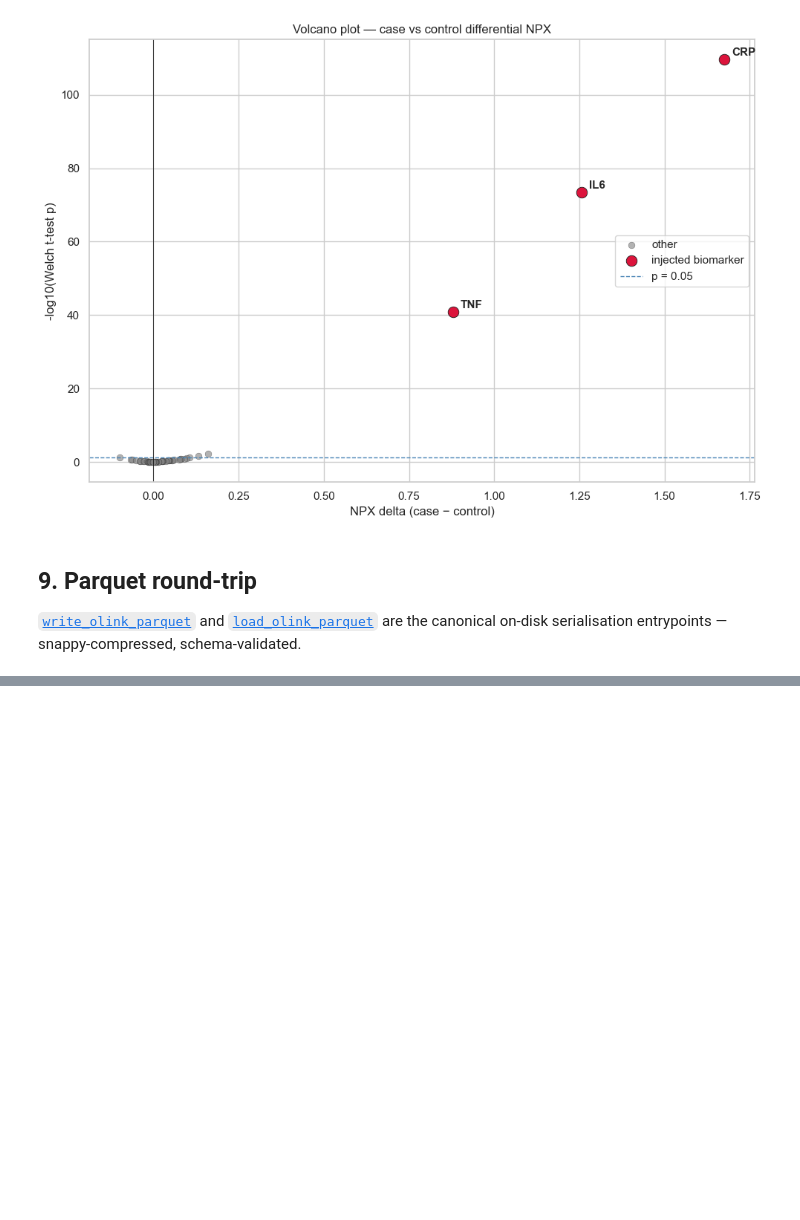
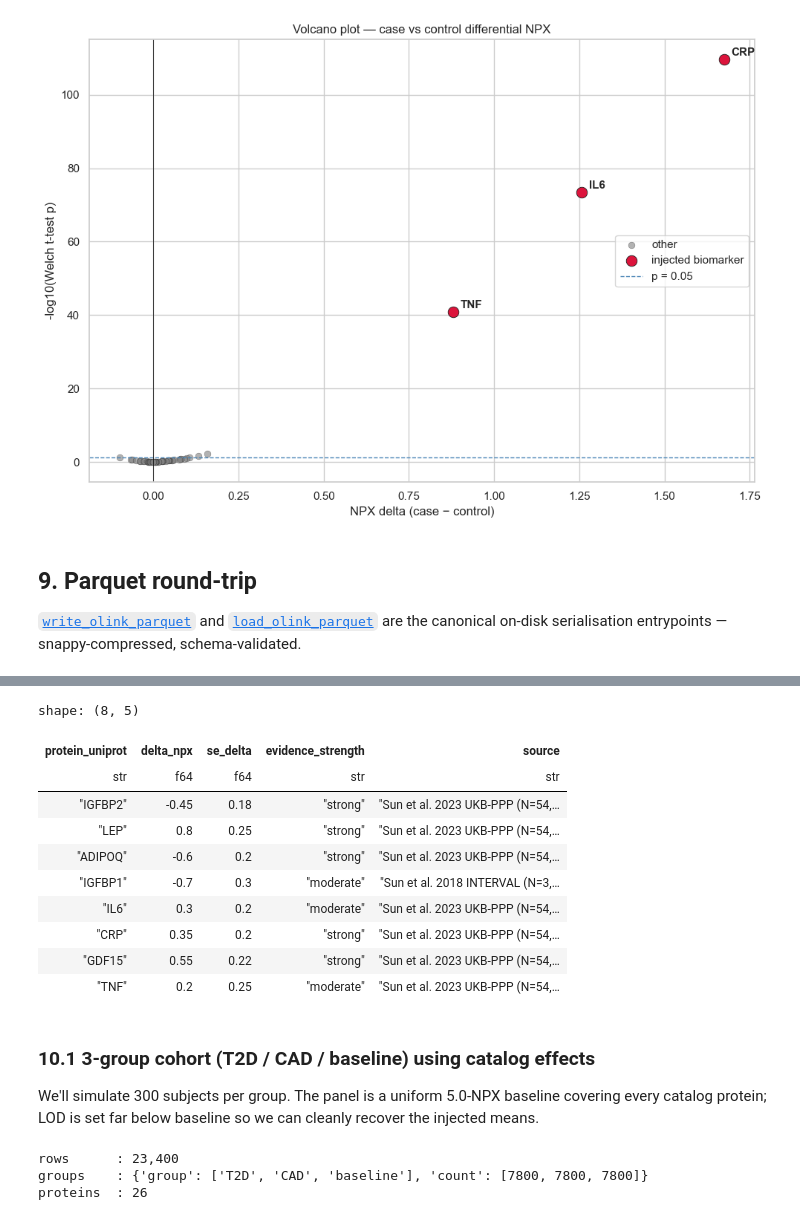
Before and after one commit to bschilder/synthlab, a Jupyter notebook: notebooks/olink_demo.ipynb, the cells around one changed output, grey strips where cells are left out. Cells and saved outputs as stored; diff of their text form; code cells hidden in the pictures; blank space fills up the shorter version.

```diff
--- a/notebooks/olink_demo.ipynb
+++ b/notebooks/olink_demo.ipynb
@@ -461,0 +507,58 @@ rows : 23,737
+# %%
+# Peek at the raw catalog rows for T2D.
+catalog.effects.filter(pl.col("disease") == "T2D").select(
+    ["protein_uniprot", "delta_npx", "se_delta", "evidence_strength", "source"]
+)
+# %% [output]
+shape: (8, 5)
+| protein_uniprot | delta_npx | se_delta | evidence_strength | source |
+| str | f64 | f64 | str | str |
+| "IGFBP2" | -0.45 | 0.18 | "strong" | "Sun et al. 2023 UKB-PPP (N=54,… |
+| "LEP" | 0.8 | 0.25 | "strong" | "Sun et al. 2023 UKB-PPP (N=54,… |
+| "ADIPOQ" | -0.6 | 0.2 | "strong" | "Sun et al. 2023 UKB-PPP (N=54,… |
+| "IGFBP1" | -0.7 | 0.3 | "moderate" | "Sun et al. 2018 INTERVAL (N=3,… |
+| "IL6" | 0.3 | 0.2 | "moderate" | "Sun et al. 2023 UKB-PPP (N=54,… |
+| "CRP" | 0.35 | 0.2 | "strong" | "Sun et al. 2023 UKB-PPP (N=54,… |
+| "GDF15" | 0.55 | 0.22 | "strong" | "Sun et al. 2023 UKB-PPP (N=54,… |
+| "TNF" | 0.2 | 0.25 | "moderate" | "Sun et al. 2023 UKB-PPP (N=54,… |
+# %% [markdown]
+### 10.1 3-group cohort (T2D / CAD / baseline) using catalog effects
+
+We'll simulate 300 subjects per group. The panel is a uniform 5.0-NPX
+baseline covering every catalog protein; LOD is set far below baseline so
+we can cleanly recover the injected means.
+# %%
+from synthlab import OlinkPanelConfig
+from synthlab import simulate_olink_npx
+
+# Build a panel from all proteins referenced in the catalog.
+catalog_proteins = tuple(catalog.effects["protein_uniprot"].unique().to_list())
+disease_panel = OlinkPanelConfig(
+    name="disease_catalog_panel",
+    proteins=catalog_proteins,
+    mean={p: 5.0 for p in catalog_proteins},
+    sd={p: 0.5 for p in catalog_proteins},
+    lod={p: -1000.0 for p in catalog_proteins},  # disable LOD drop for clean recovery
+)
+effects = catalog.effects_for(["T2D", "CAD"])
+
+N_PER = 300
+assignments = ["T2D"] * N_PER + ["CAD"] * N_PER + ["baseline"] * N_PER
+cfg = OlinkSimConfig(
+    n_samples=len(assignments),
+    panel=disease_panel,
+    group_effects=effects,
+    group_assignments=assignments,
+    missingness="none",
+    qc_warn_rate=0.0,
+    plate_effect_sd=0.0,
+    seed=RNG_SEED,
+)
+df_catalog = simulate_olink_npx(cfg)
+print(f"rows      : {df_catalog.height:,}")
+print(f"groups    : {df_catalog['group'].value_counts().to_dict(as_series=False)}")
+print(f"proteins  : {len(catalog_proteins)}")
+# %% [output]
+rows      : 23,400
+groups    : {'group': ['T2D', 'CAD', 'baseline'], 'count': [7800, 7800, 7800]}
+proteins  : 26
```
Also changed, not shown: parts of 13 cells of this notebook, 10 other files.
